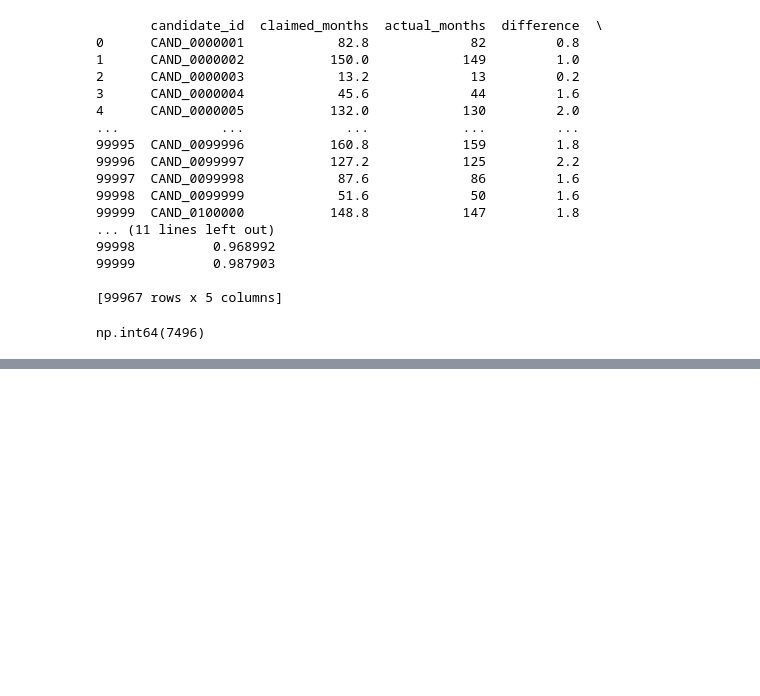
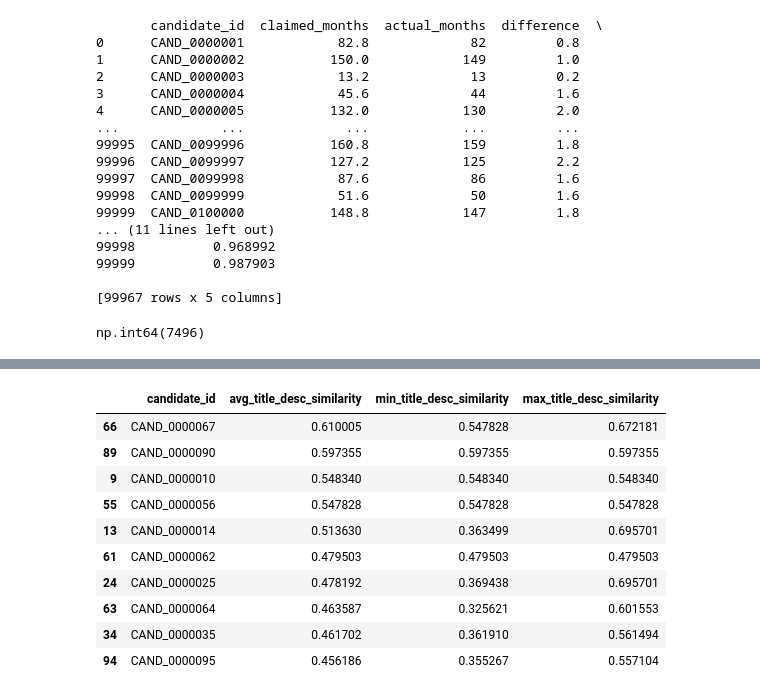
Before and after one commit to Theshmphony7580/autorecruit-, a Jupyter notebook: data_forensic _files/03_ranking_forensics.ipynb, the cells around one changed output, grey strips where cells are left out. Saved outputs shown, nothing was run; the diff lists cells and outputs as text; code cells hidden in the pictures; blank space fills up the shorter version.

```diff
--- a/data_forensic _files/03_ranking_forensics.ipynb
+++ b/data_forensic _files/03_ranking_forensics.ipynb
@@ -1122,0 +1566,17 @@ education_df
+# %%
+title_desc_df.sort_values(
+    "avg_title_desc_similarity",
+    ascending=False
+).head(10)
+# %% [output]
+|  | candidate_id | avg_title_desc_similarity | min_title_desc_similarity | max_title_desc_similarity |
+| 66 | CAND_0000067 | 0.610005 | 0.547828 | 0.672181 |
+| 89 | CAND_0000090 | 0.597355 | 0.597355 | 0.597355 |
+| 9 | CAND_0000010 | 0.548340 | 0.548340 | 0.548340 |
+| 55 | CAND_0000056 | 0.547828 | 0.547828 | 0.547828 |
+| 13 | CAND_0000014 | 0.513630 | 0.363499 | 0.695701 |
+| 61 | CAND_0000062 | 0.479503 | 0.479503 | 0.479503 |
+| 24 | CAND_0000025 | 0.478192 | 0.369438 | 0.695701 |
+| 63 | CAND_0000064 | 0.463587 | 0.325621 | 0.601553 |
+| 34 | CAND_0000035 | 0.461702 | 0.361910 | 0.561494 |
+| 94 | CAND_0000095 | 0.456186 | 0.355267 | 0.557104 |
```
Also changed, not shown: parts of 39 cells of this notebook.
